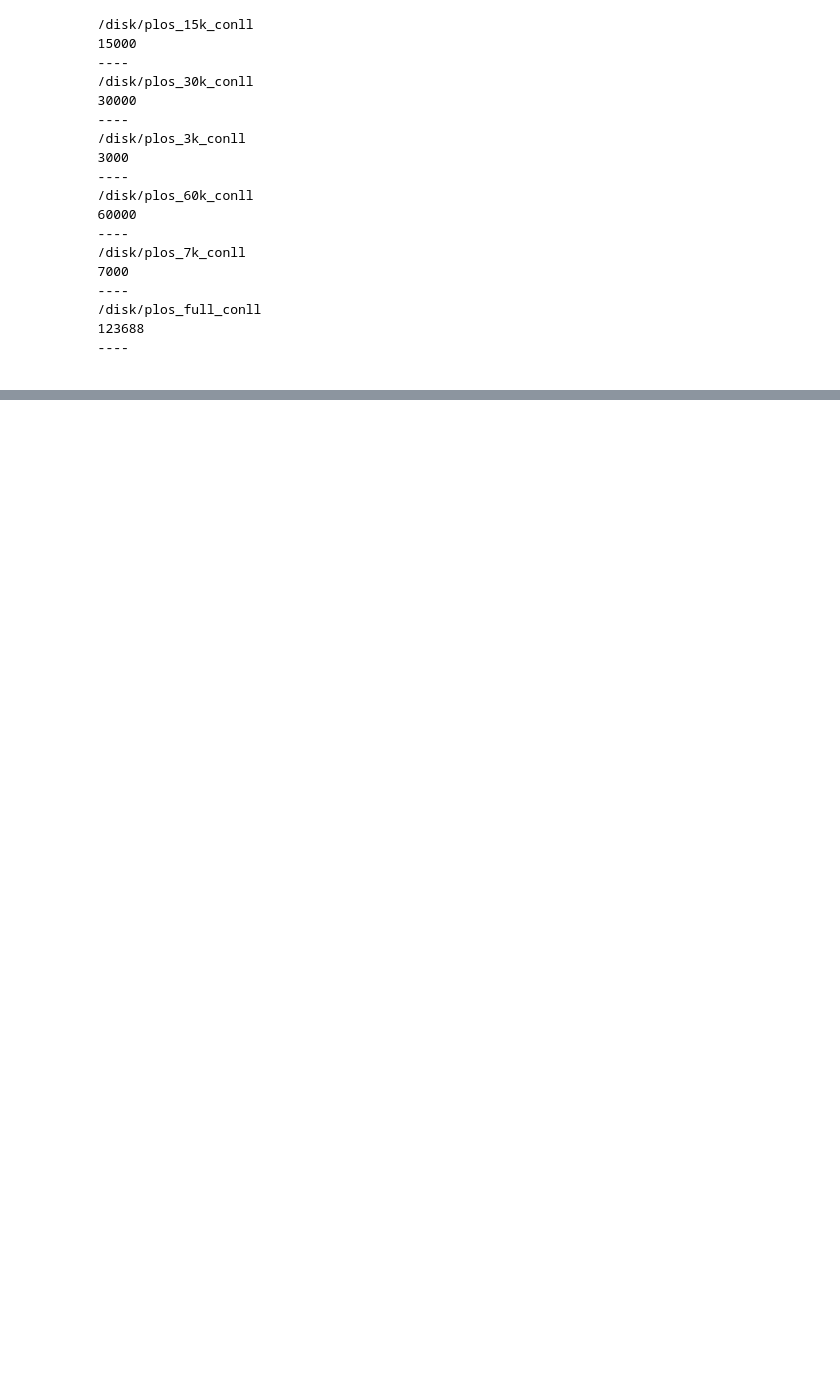
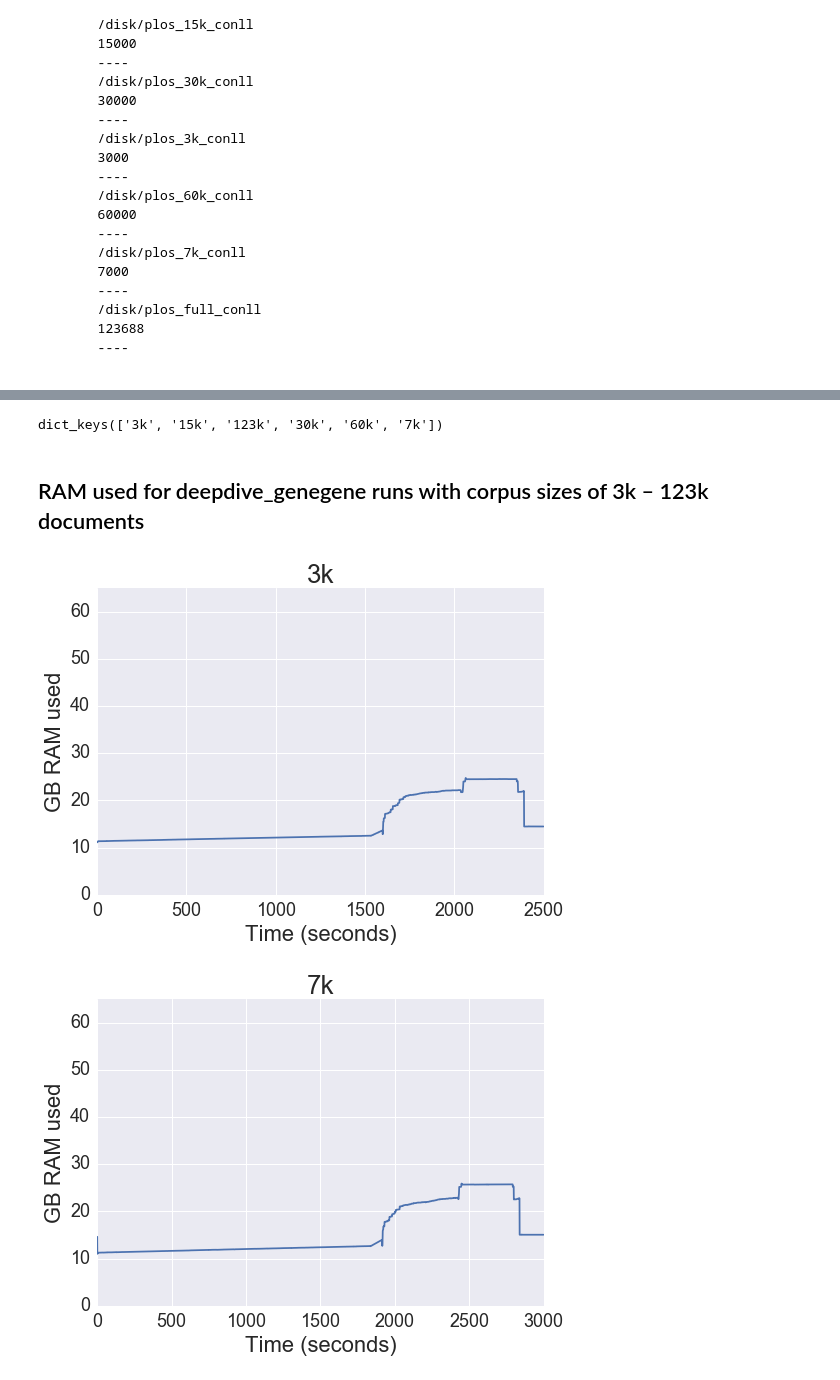
Before and after one commit to SuLab/deep, a Jupyter notebook: notebooks/deepdive_performance_testing/dd_varying_corpus_sizes.ipynb, the cells around one changed output, grey strips where cells are left out. Drawn from its saved outputs; the diff is of its cells as text; code cells hidden in the pictures; blank space fills up the shorter version.

Commit message:
updates notebook with ram/cpu/disk performance profiling data and analyses

```diff
--- a/notebooks/deepdive_performance_testing/dd_varying_corpus_sizes.ipynb
+++ b/notebooks/deepdive_performance_testing/dd_varying_corpus_sizes.ipynb
@@ -53,0 +159,51 @@ seaborn.set()
+# %%
+from collections import OrderedDict
+
+def get_mem_used_free(filename, corpus_name=None):
+
+    ''' given an input mem test file, output a tuple of pandas series
+        (mem_used, mem_free)
+
+        if corpus_name, truncate using global truncation dictionary...
+    '''
+
+    with open(filename) as f:
+        mem_lines = [line.rstrip('\n') for line in f.readlines() if line.startswith('Mem:')]
+
+    mem_used = OrderedDict()
+    mem_free = OrderedDict()
+
+    for line_num, line in enumerate(mem_lines):
+        mem_used_val, mem_free_val = [int(x) for x in line.split()[2:4]]
+        mem_used[line_num] = mem_used_val
+        mem_free[line_num] = mem_free_val
+
+    if corpus_name:
+        # truncate each pandas series
+        return pd.Series(mem_used)[:corpus_data_endpoints[corpus_name]], pd.Series(mem_free)[:corpus_data_endpoints[corpus_name]]
+    else:
+        return pd.Series(mem_used), pd.Series(mem_free)
+# %%
+corpus_ram_data = {}
+
+for corpus_size in corpus_data_dict:
+    corpus_ram_data[corpus_size] = get_mem_used_free(corpus_data_dict[corpus_size]['ram'], corpus_name=corpus_size)
+
+corpus_ram_data.keys()
+# %% [output]
+dict_keys(['3k', '15k', '123k', '30k', '60k', '7k'])
+# %% [markdown]
+## RAM used for deepdive_genegene runs with corpus sizes of 3k – 123k documents
+# %%
+for corpus_size in sorted(corpus_ram_data, key=lambda x: int(x.rstrip('k'))):
+    mem_used = corpus_ram_data[corpus_size][0]/1024/1024 # get mem_used from each tuple and convert to GB
+    plt.plot(mem_used)
+    plt.title(corpus_size, fontsize=26)
+    plt.xlabel('Time (seconds)', fontsize=22)
+    plt.ylabel('GB RAM used', fontsize=22)
+    plt.ylim((0, 65))
+    plt.tick_params(labelsize=18, length=0)
+    plt.show()
+# %% [output]
+[figure, added]
+[figure, added]
```
Also changed, not shown: parts of 30 cells of this notebook.
